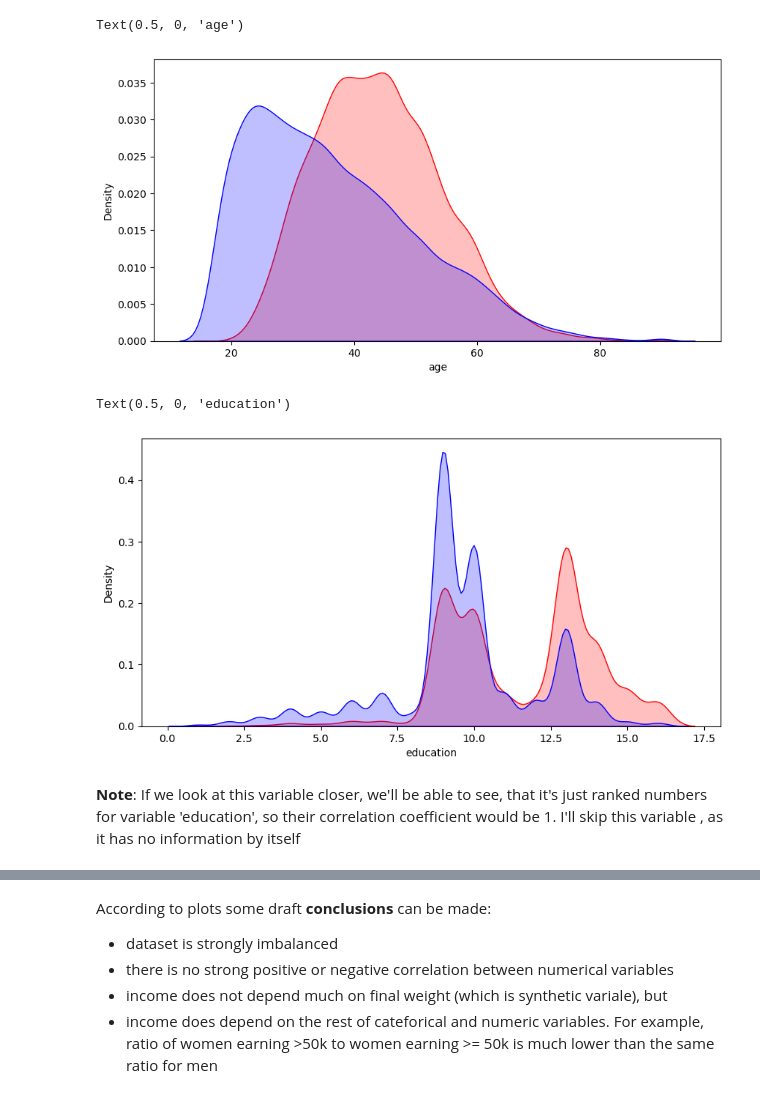
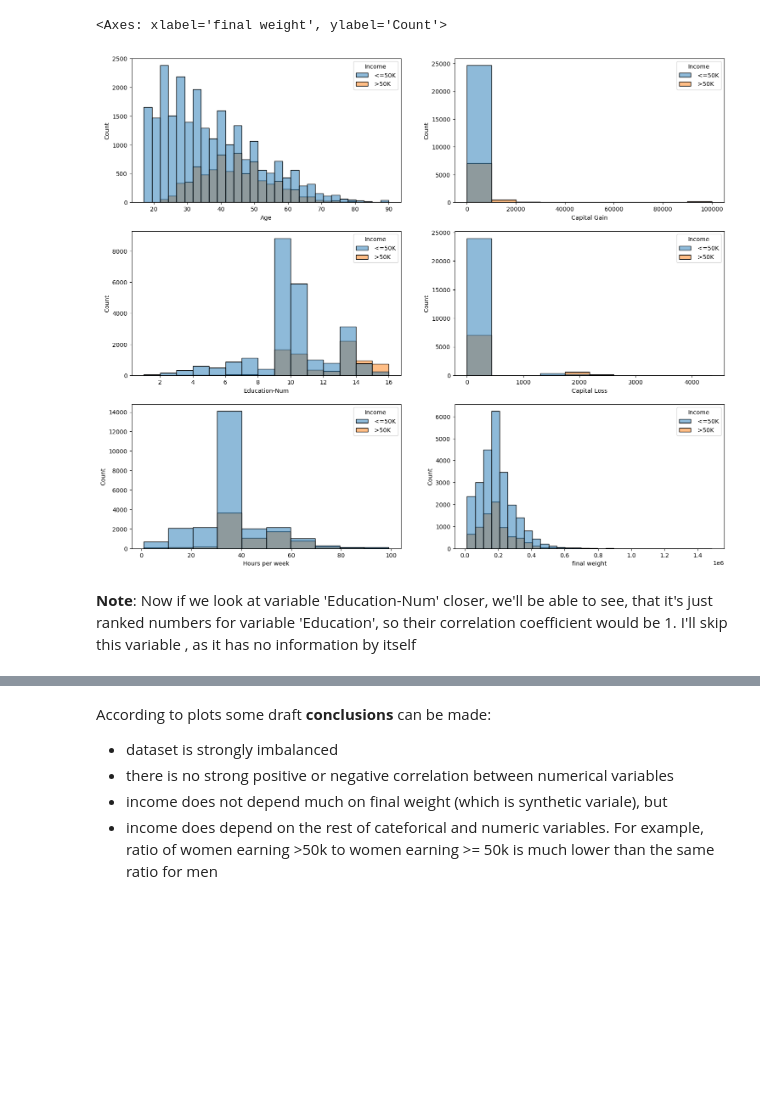
Before and after one commit to nadiia-duiunova/Adults_pet_project, a Jupyter notebook: Adult.ipynb, the cells around one changed output, grey strips where cells are left out. Saved outputs shown, nothing was run; the diff lists cells and outputs as text; code cells hidden in the pictures; blank space fills up the shorter version.

```diff
--- a/Adult.ipynb
+++ b/Adult.ipynb
@@ -5,3 +25,4 @@ import matplotlib.pyplot as plt
 # %%
 df = pd.read_csv("https://archive.ics.uci.edu/ml/machine-learning-databases/adult/adult.data",
-                 header = None)
+                 header = None, names = adult_columns)
+df.head()
@@ -24,19 +36,3 @@ df
-# %%
-df = df.rename(columns={0: 'age',
-                        1: 'workclass',
-                        2: 'final weight',
-                        3: 'education',
-                        4: 'education num',
-                        5: 'marital status',
-                        6: 'occupation',
-                        7: 'relationship',
-                        8: 'race',
-                        9: 'sex',
-                        10: 'capital gain',
-                        11: 'capital loss',
-                        12: 'hours per week',
-                        13: 'native country',
-                        14: 'income'})
 # %%
 df.info()
 # %% [output]
@@ -87,4 +82,3 @@ Lets remove all the records with unknown work class and then check number of rec
 # %%
-df = df.loc[df['workclass'] != ' ?']
-df.loc[df['occupation']==' ?']
+df[df['Workclass']==' Never-worked']
 # %% [output]
@@ -103,5 +97,3 @@ df.loc[df['occupation']==' ?']
-# %%
-df = df.loc[df['native country'] != ' ?']
 # %%
 # Let's check the distribution of the target variable
 
@@ -135,25 +121,17 @@ under50k = df[df['income']==" <=50K"]
 # %%
-# Now we can plot numerical variables from 2 datasets above and compare them
+# Now we can plot numerical variables depending on target variable to see if there are dependencies
 
-plt.figure(figsize=[10,5])
+fig, axes = plt.subplots(3, 2,figsize=(18, 15))
 
-sns.kdeplot(over50k['age'], fill = True, color = 'red')
-sns.kdeplot(under50k['age'], fill = True, color = 'blue')
-
-plt.xlabel('age')
+sns.histplot(ax = axes[0,0], data = df, x = 'Age', hue = 'Income', bins = 30)
+sns.histplot(ax = axes[1,0], data = df, x = 'Education-Num', hue = 'Income', bins = 15)
+sns.histplot(ax = axes[2,0], data = df, x = 'Hours per week', hue = 'Income', bins = 10)
+sns.histplot(ax = axes[0,1], data = df, x = 'Capital Gain', hue = 'Income', bins = 10)
+sns.histplot(ax = axes[1,1], data = df, x = 'Capital Loss', hue = 'Income', bins = 10)
+sns.histplot(ax = axes[2,1], data = df, x = 'final weight', hue = 'Income', bins = 30)
 # %% [output]
-Text(0.5, 0, 'age')
+<Axes: xlabel='final weight', ylabel='Count'>
-[figure, old version]
+[figure, new version]
-# %%
-plt.figure(figsize=[10,5])
-
-sns.kdeplot(over50k['education num'], fill = True, color = 'red')
-sns.kdeplot(under50k['education num'], fill = True, color = 'blue')
-
-plt.xlabel('education')
-# %% [output]
-Text(0.5, 0, 'education')
-[figure, removed]
 # %% [markdown]
-**Note**: If we look at this variable closer, we'll be able to see, that it's just ranked numbers for variable 'education', so their correlation coefficient would be 1. I'll skip this variable , as it has no information by itself
+**Note**: Now if we look at variable 'Education-Num' closer, we'll be able to see, that it's just ranked numbers for variable 'Education', so their correlation coefficient would be 1. I'll skip this variable , as it has no information by itself
 # %%
```
Also changed, not shown: parts of 18 cells of this notebook.
